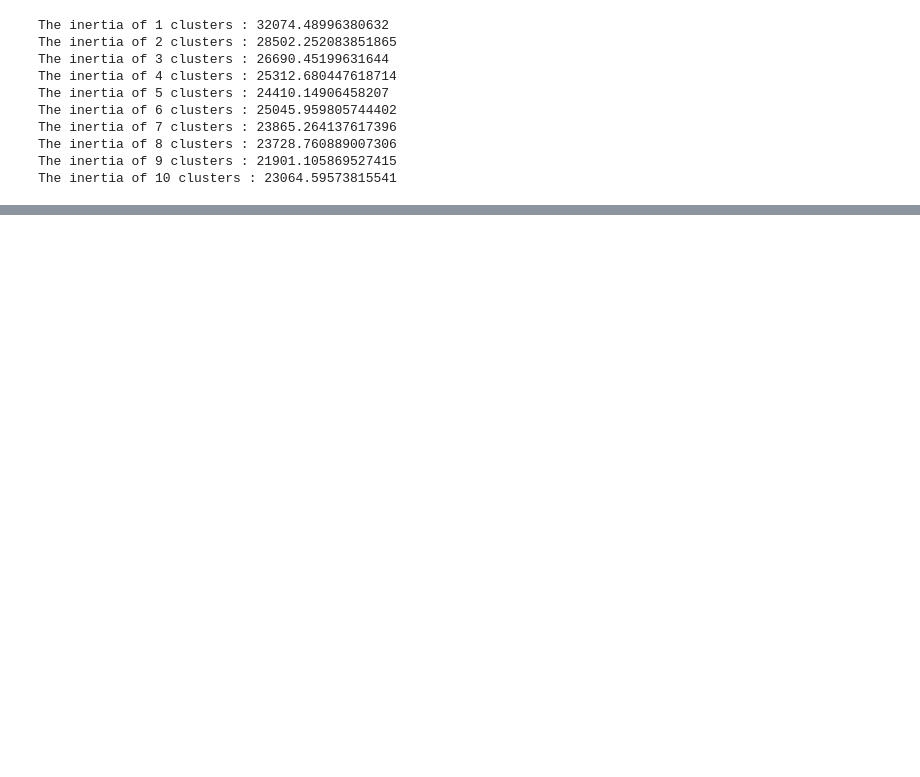
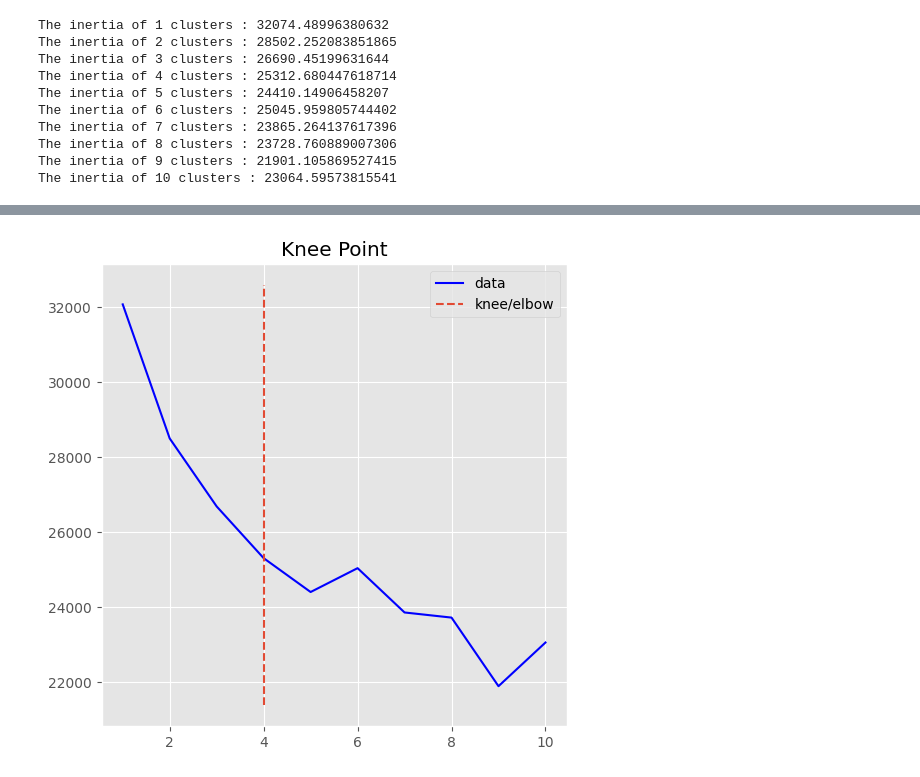
Before and after one commit to pudyasta/penambangan-data, a Jupyter notebook: Penambangan_Data_Pertemuan_6_Pudyasta_Satria.ipynb, the cells around one changed output, grey strips where cells are left out. Saved outputs shown, nothing was run; the diff lists cells and outputs as text; code cells hidden in the pictures; blank space fills up the shorter version.

```diff
--- a/Penambangan_Data_Pertemuan_6_Pudyasta_Satria.ipynb
+++ b/Penambangan_Data_Pertemuan_6_Pudyasta_Satria.ipynb
@@ -343,0 +344,6 @@ The inertia of 10 clusters : 23064.59573815541
+# %%
+plt.style.use('ggplot')
+#kneedle.plot_knee_normalized()
+kneedle.plot_knee()
+# %% [output]
+[figure, added]
```
Also changed, not shown: parts of 15 cells of this notebook.
